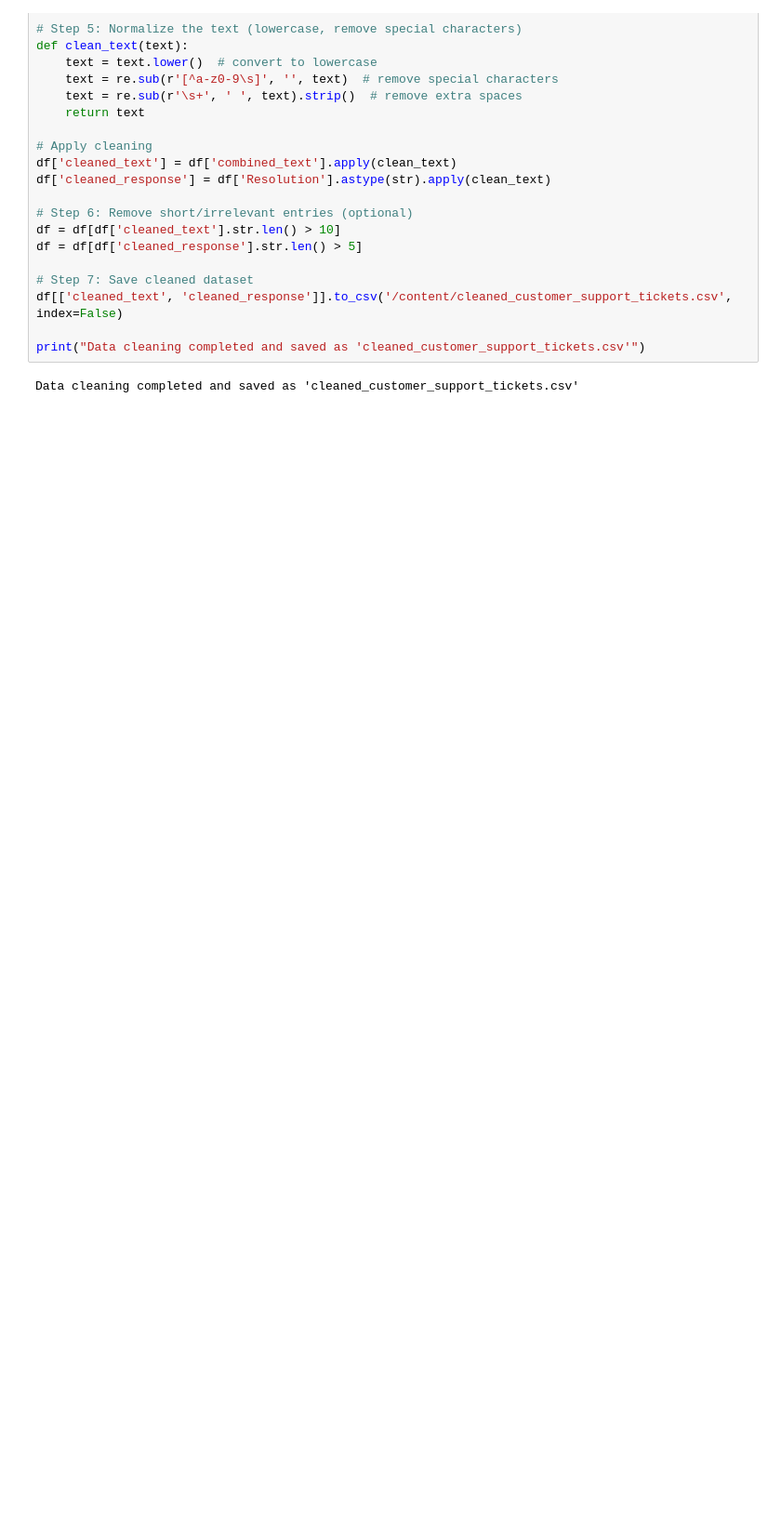
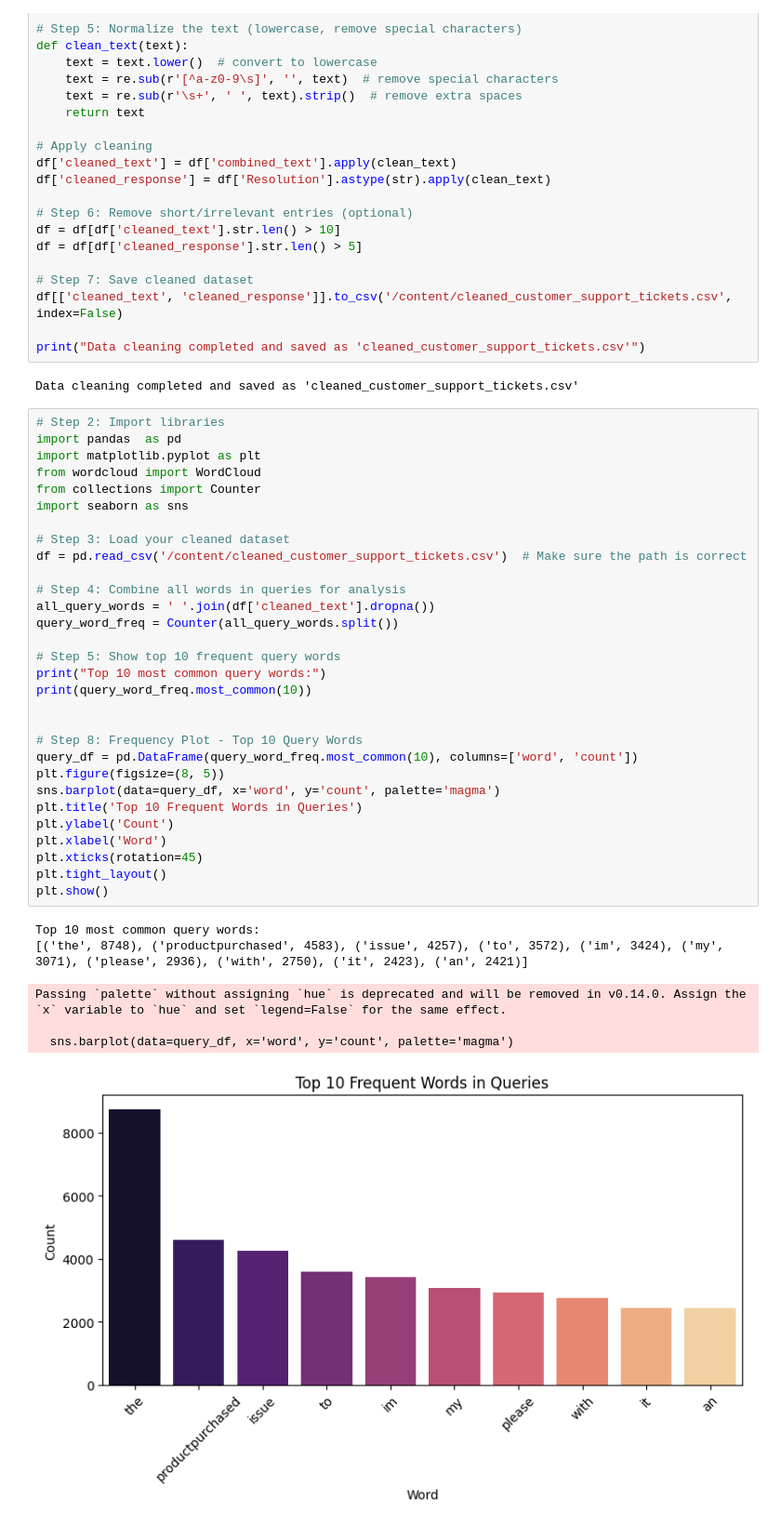
Before and after one commit to SUBASH271219/Project-phase2, a Jupyter notebook: Untitled17.ipynb, the cells around one changed output. Shown: that part at 93% size. Cells and saved outputs as stored; diff of their text form; blank space fills up the shorter version.

```diff
--- a/Untitled17.ipynb
+++ b/Untitled17.ipynb
@@ -64,3 +64,40 @@ df[['cleaned_text', 'cleaned_response']].to_csv('/content/cleaned_customer_suppo
 print("Data cleaning completed and saved as 'cleaned_customer_support_tickets.csv'")
 # %% [output]
 Data cleaning completed and saved as 'cleaned_customer_support_tickets.csv'
+# %%
+# Step 2: Import libraries
+import pandas  as pd
+import matplotlib.pyplot as plt
+from wordcloud import WordCloud
+from collections import Counter
+import seaborn as sns
+
+# Step 3: Load your cleaned dataset
+df = pd.read_csv('/content/cleaned_customer_support_tickets.csv')  # Make sure the path is correct
+
+# Step 4: Combine all words in queries for analysis
+all_query_words = ' '.join(df['cleaned_text'].dropna())
+query_word_freq = Counter(all_query_words.split())
+
+# Step 5: Show top 10 frequent query words
+print("Top 10 most common query words:")
+print(query_word_freq.most_common(10))
+
+
+# Step 8: Frequency Plot - Top 10 Query Words
+query_df = pd.DataFrame(query_word_freq.most_common(10), columns=['word', 'count'])
+plt.figure(figsize=(8, 5))
+sns.barplot(data=query_df, x='word', y='count', palette='magma')
+plt.title('Top 10 Frequent Words in Queries')
+plt.ylabel('Count')
+plt.xlabel('Word')
+plt.xticks(rotation=45)
+plt.tight_layout()
+plt.show()
+# %% [output]
+Top 10 most common query words:
+[('the', 8748), ('productpurchased', 4583), ('issue', 4257), ('to', 3572), ('im', 3424), ('my', 3071), ('please', 2936), ('with', 2750), ('it', 2423), ('an', 2421)]
+Passing `palette` without assigning `hue` is deprecated and will be removed in v0.14.0. Assign the `x` variable to `hue` and set `legend=False` for the same effect.
+
+  sns.barplot(data=query_df, x='word', y='count', palette='magma')
+[figure, added]
```
